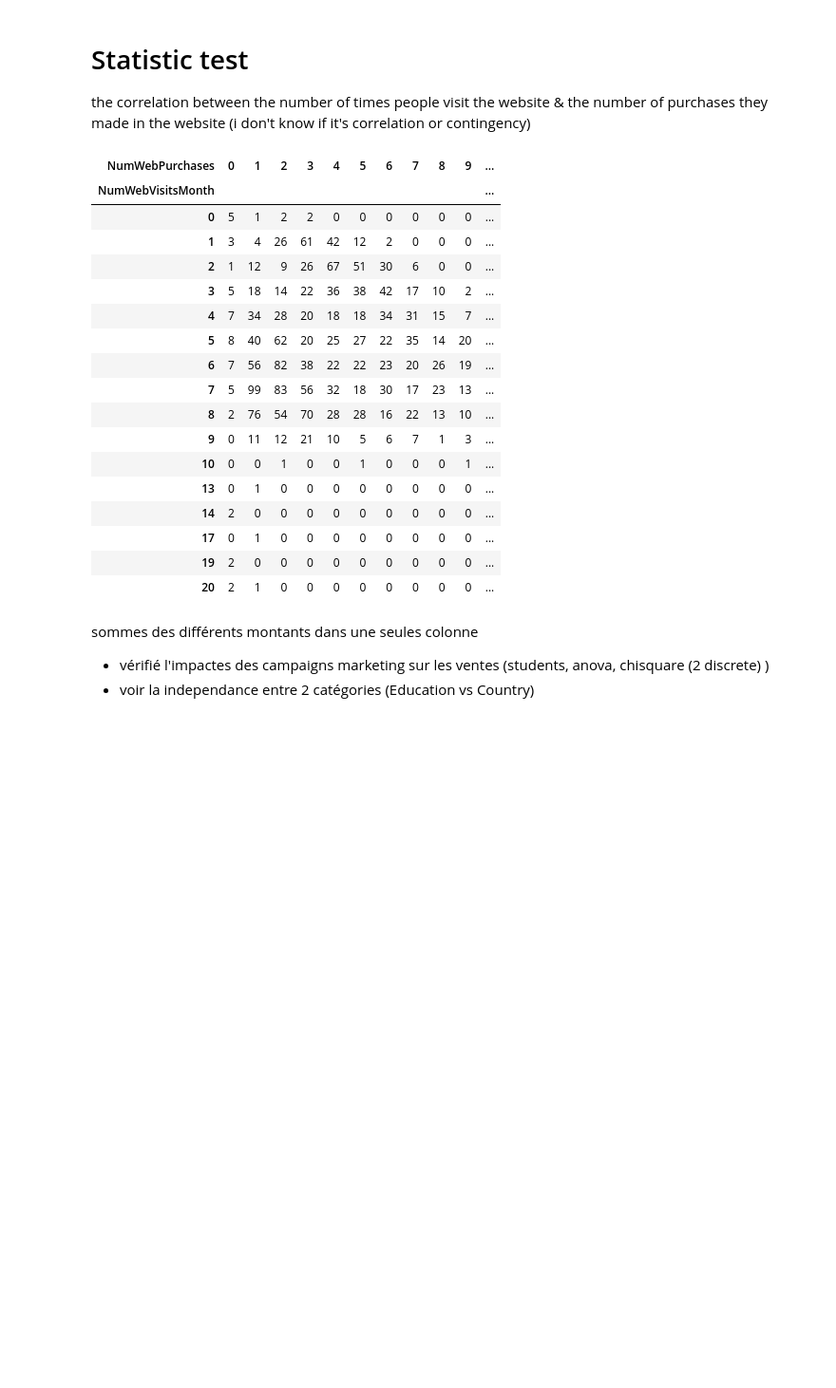
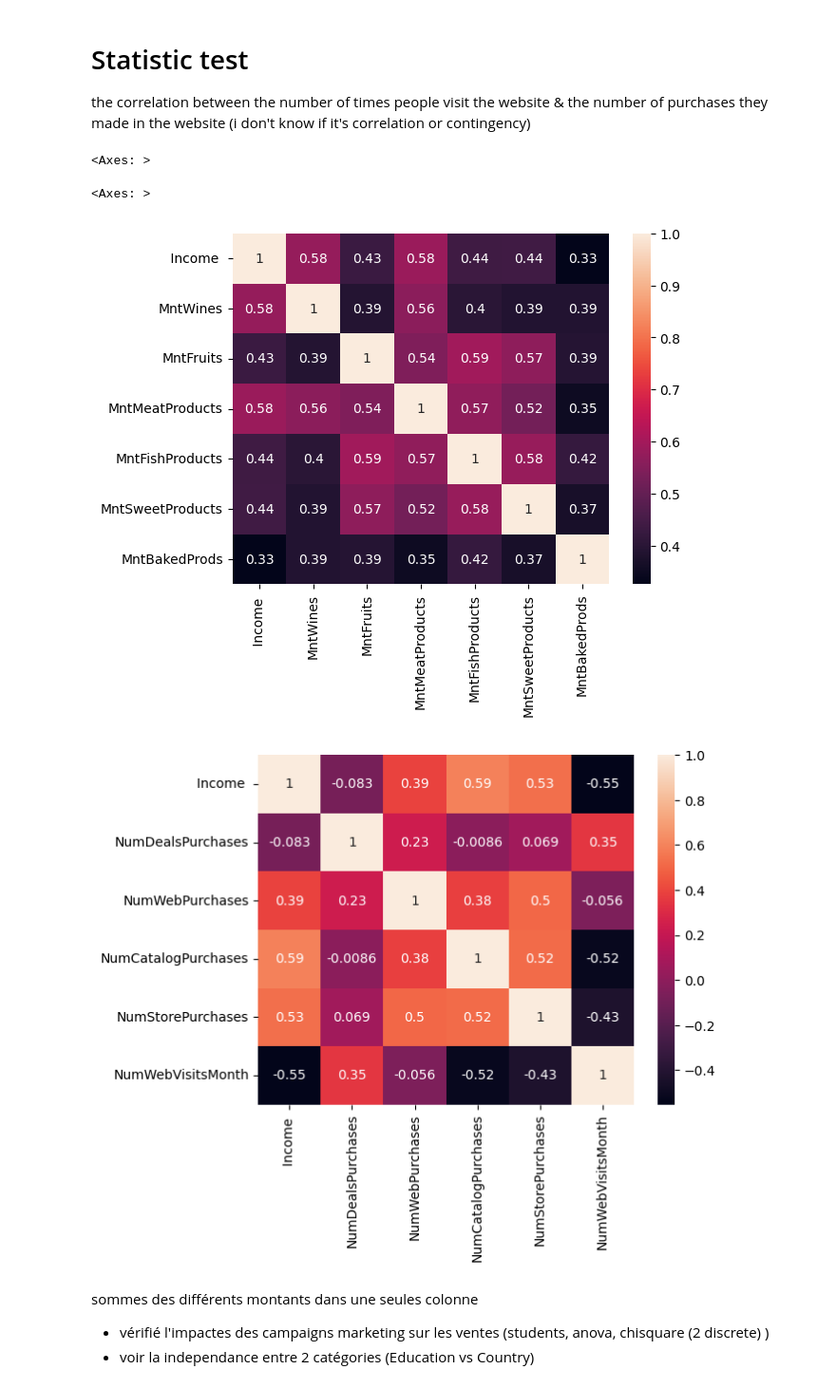
Before and after one commit to Data-Analysis-Hub/Marketing-Campaigns-Performance-Analysis, a Jupyter notebook: EDA.ipynb, the cells around one changed output. Shown at 95% size. Cells and saved outputs as stored; diff of their text form; code cells hidden in the pictures; blank space fills up the shorter version.

```diff
--- a/EDA.ipynb
+++ b/EDA.ipynb
@@ -170,31 +159,26 @@ Index(['ID', 'Year_Birth', 'Education', 'Marital_Status', ' Income ',
 # Statistic test
 the correlation between the number of times people visit the website & the number of purchases they made in the website (i don't know if it's correlation or contingency)
 # %%
-#correlation between numwebvisitsmonth & numwebpurchase
+# # #correlation between numwebvisitsmonth & numwebpurchase
 
-heat_map_visits_purchases=pd.crosstab(data_df['NumWebVisitsMonth'],data_df['NumWebPurchases'])
-display(heat_map_visits_purchases)
+# # heat_map_visits_purchases=pd.crosstab(data_df['NumWebVisitsMonth'],data_df['NumWebPurchases'])
+# # # display(heat_map_visits_purchases)
 
-# stats.chi2_contingency(heat_map_visits_purchases)
+# # # stats.chi2_contingency(heat_map_visits_purchases)
+
+# # # display(pd.crosstab(data_df["Country"],data_df['Complain']).corr());
+# # # data_df["NumWebPurchases"].corr(data_df[' Income '])
+# # display(data_df.columns)
+
+display(sns.heatmap(data_df[[' Income ','MntWines','MntFruits', 'MntMeatProducts', 'MntFishProducts', 'MntSweetProducts','MntBakedProds']].corr(),annot=True))
+plt.figure()
+display(sns.heatmap(data_df[[ ' Income ','NumDealsPurchases', 'NumWebPurchases','NumCatalogPurchases', 'NumStorePurchases', 'NumWebVisitsMonth']].corr(),annot=True))
+# # # sns.heatmap(data_df[[ 'MntWines','MntFruits', 'MntMeatProducts', 'MntFishProducts', 'MntSweetProducts','MntBakedProds']].corr())
 # %% [output]
-| NumWebPurchases | 0 | 1 | 2 | 3 | 4 | 5 | 6 | 7 | 8 | 9 | ... |
-| NumWebVisitsMonth |  |  |  |  |  |  |  |  |  |  | ... |
-| 0 | 5 | 1 | 2 | 2 | 0 | 0 | 0 | 0 | 0 | 0 | ... |
-| 1 | 3 | 4 | 26 | 61 | 42 | 12 | 2 | 0 | 0 | 0 | ... |
-| 2 | 1 | 12 | 9 | 26 | 67 | 51 | 30 | 6 | 0 | 0 | ... |
-| 3 | 5 | 18 | 14 | 22 | 36 | 38 | 42 | 17 | 10 | 2 | ... |
-| 4 | 7 | 34 | 28 | 20 | 18 | 18 | 34 | 31 | 15 | 7 | ... |
-| 5 | 8 | 40 | 62 | 20 | 25 | 27 | 22 | 35 | 14 | 20 | ... |
-| 6 | 7 | 56 | 82 | 38 | 22 | 22 | 23 | 20 | 26 | 19 | ... |
-| 7 | 5 | 99 | 83 | 56 | 32 | 18 | 30 | 17 | 23 | 13 | ... |
-| 8 | 2 | 76 | 54 | 70 | 28 | 28 | 16 | 22 | 13 | 10 | ... |
-| 9 | 0 | 11 | 12 | 21 | 10 | 5 | 6 | 7 | 1 | 3 | ... |
-| 10 | 0 | 0 | 1 | 0 | 0 | 1 | 0 | 0 | 0 | 1 | ... |
-| 13 | 0 | 1 | 0 | 0 | 0 | 0 | 0 | 0 | 0 | 0 | ... |
-| 14 | 2 | 0 | 0 | 0 | 0 | 0 | 0 | 0 | 0 | 0 | ... |
-| 17 | 0 | 1 | 0 | 0 | 0 | 0 | 0 | 0 | 0 | 0 | ... |
-| 19 | 2 | 0 | 0 | 0 | 0 | 0 | 0 | 0 | 0 | 0 | ... |
-| 20 | 2 | 1 | 0 | 0 | 0 | 0 | 0 | 0 | 0 | 0 | ... |
+<Axes: >
+<Axes: >
+[figure, added]
+[figure, added]
 # %% [markdown]
 
 
```
Also changed, not shown: parts of 6 cells of this notebook, 1 other file.
